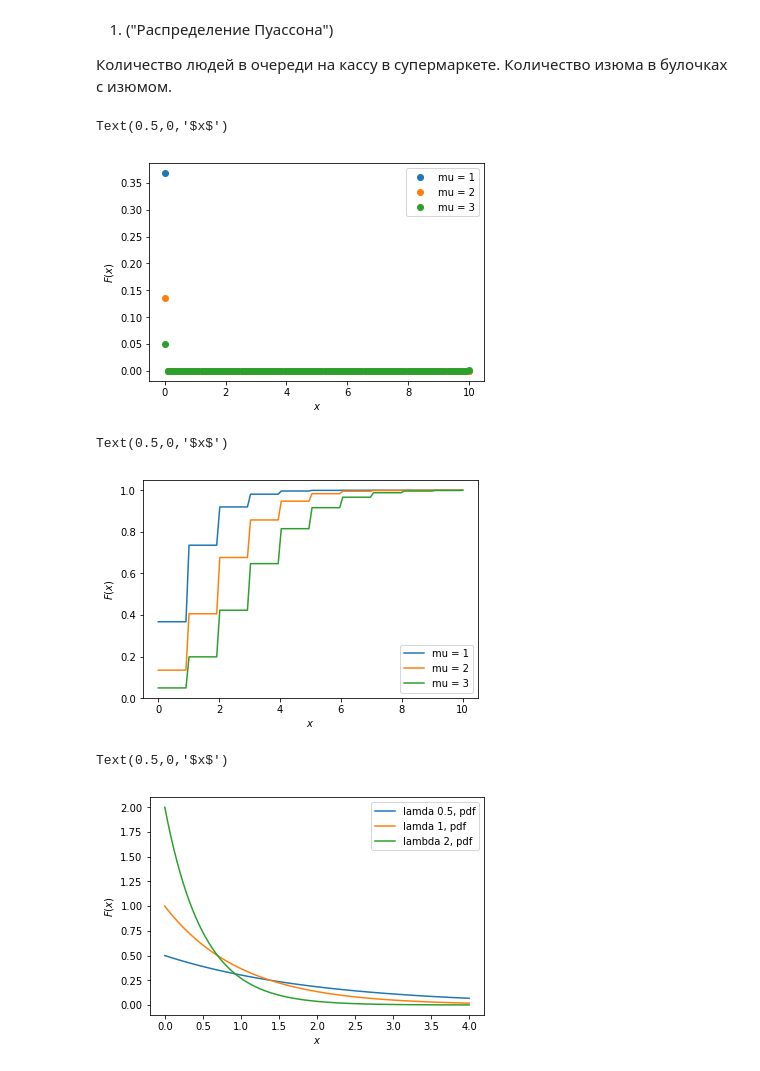
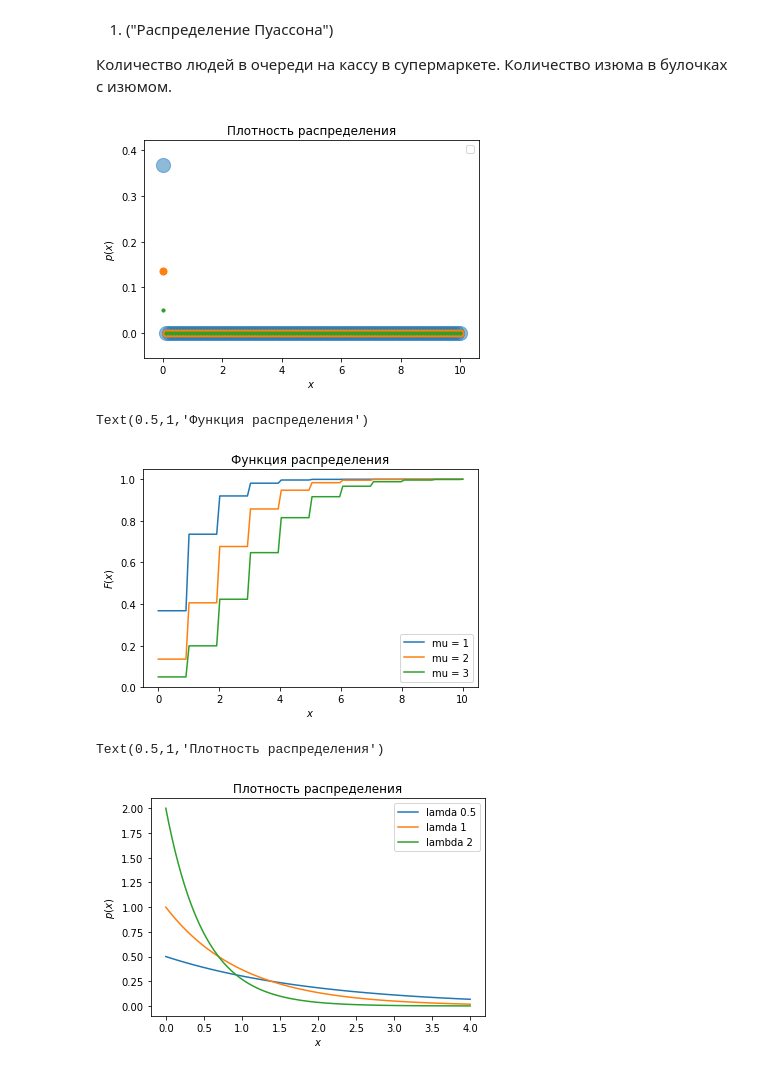
Before and after one commit to olgamonahova/python, a Jupyter notebook: Статистика ДЗ 1.ipynb, the cells around one changed output. Saved outputs shown, nothing was run; the diff lists cells and outputs as text; code cells hidden in the pictures.

```diff
--- a/Статистика ДЗ 1.ipynb
+++ b/Статистика ДЗ 1.ipynb
@@ -10,29 +10,34 @@ import scipy.stats as sts
 Количество людей в очереди на кассу в супермаркете.
 Количество изюма в булочках с изюмом.
 # %%
-# 2.распределение Пуассона
+# 2.распределение Пуассона через plt.scatter
 
 poisson_rv1 = sts.poisson(mu = 1)
 poisson_rv2 = sts.poisson(mu = 2)
 poisson_rv3 = sts.poisson(mu = 3)
 
 x = np.linspace(0,10,100)
 
 pmf1 = poisson_rv1.pmf(x)
 pmf2 = poisson_rv2.pmf(x)
 pmf3 = poisson_rv3.pmf(x)
 
 
-plt.plot(x, pmf1, 'o')
-plt.plot(x, pmf2, 'o')
-plt.plot(x, pmf3, 'o')
+#plt.plot(x, pmf1, 'o')
+#plt.plot(x, pmf2, 'o')
+#plt.plot(x, pmf3, 'o')
 
 plt.legend(['mu = 1','mu = 2','mu = 3'])
-plt.ylabel('$F(x)$')
+plt.ylabel('$p(x)$')
 plt.xlabel('$x$')
+plt.title("Плотность распределения")
+
+plt.scatter(x, pmf1, s=200, alpha=0.5)
+plt.scatter(x, pmf2, s=50, alpha=1)
+plt.scatter(x, pmf3, s=10, alpha=1)
+plt.show()
 # %% [output]
-Text(0.5,0,'$x$')
-[figure, old version]
+[figure, new version]
 # %%
 x = np.linspace(0,10,100)
 
@@ -48,9 +53,10 @@ plt.plot(x, cdf3)
 plt.legend(['mu = 1','mu = 2','mu = 3'])
 plt.ylabel('$F(x)$')
 plt.xlabel('$x$')
+plt.title("Функция распределения")
 # %% [output]
-Text(0.5,0,'$x$')
+Text(0.5,1,'Функция распределения')
-[figure, old version]
+[figure, new version]
 # %%
 # Экспоненциальное распределение
 
@@ -70,12 +76,13 @@ plt.plot(x, pdf2)
 plt.plot(x, pdf3)
 
 
-plt.legend(['lamda 0.5, pdf',  'lamda 1, pdf' , 'lambda 2, pdf'])
-plt.ylabel('$F(x)$')
+plt.legend(['lamda 0.5',  'lamda 1' , 'lambda 2'])
+plt.ylabel('$p(x)$')
 plt.xlabel('$x$')
+plt.title("Плотность распределения")
 # %% [output]
-Text(0.5,0,'$x$')
+Text(0.5,1,'Плотность распределения')
-[figure, old version]
+[figure, new version]
 # %%
 cdf1 = expon_rv1.cdf(x)
 cdf2 = expon_rv2.cdf(x)
```
Also changed, not shown: parts of 3 cells of this notebook.
